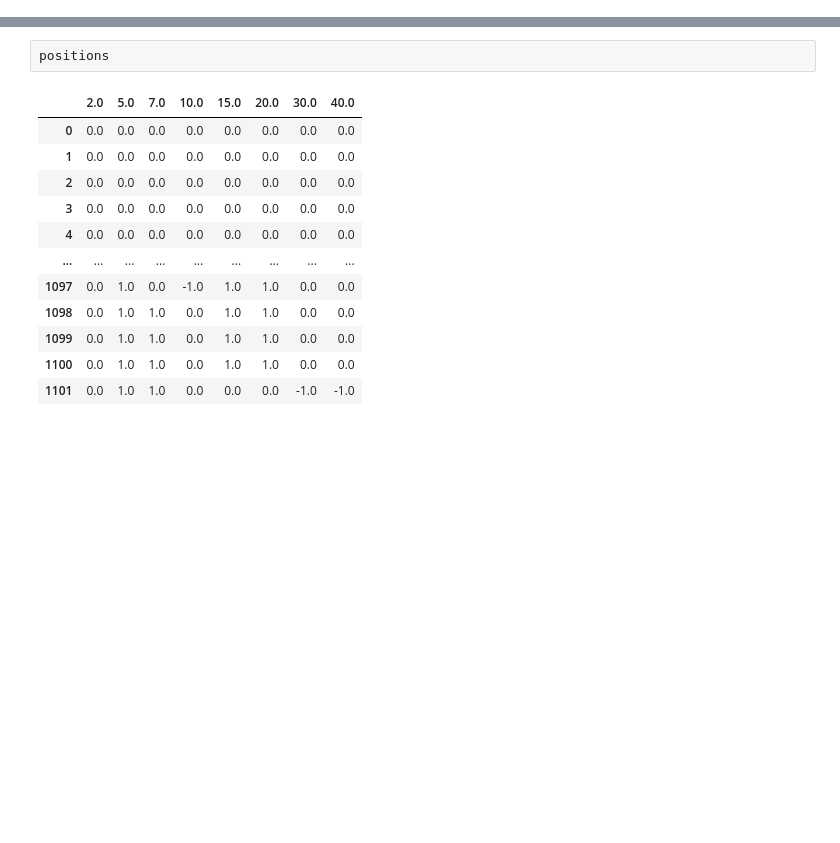
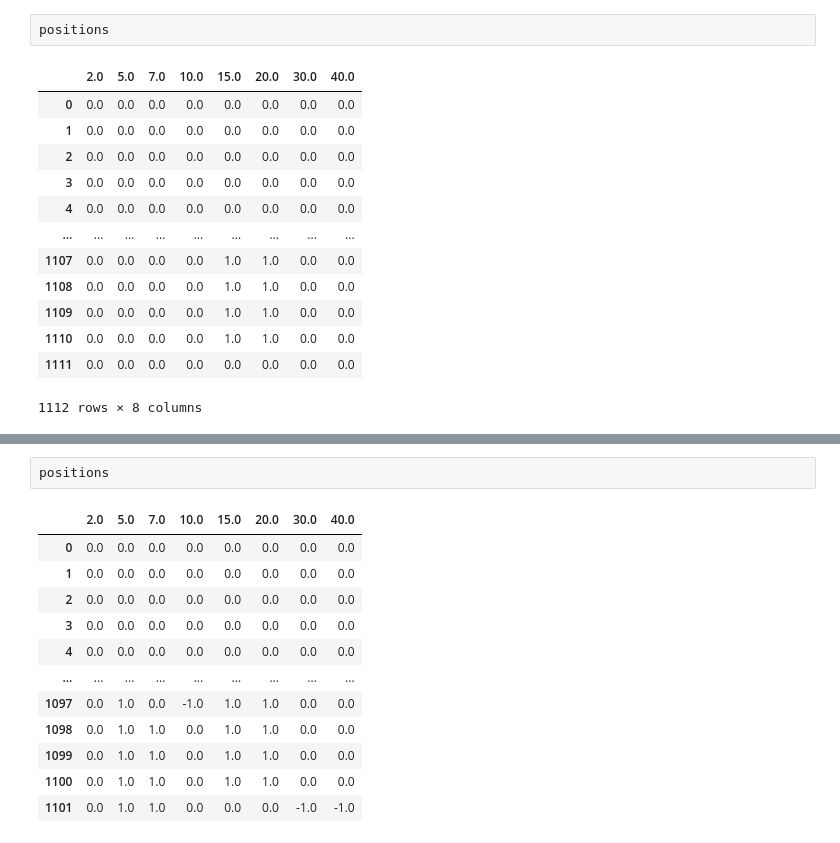
Before and after one commit to takumi-maker/dmd, a Jupyter notebook: 2+model.ipynb, the cells around one changed output, grey strips where cells are left out. Cells and saved outputs as stored; diff of their text form; blank space fills up the shorter version.

```diff
--- a/2+model.ipynb
+++ b/2+model.ipynb
@@ -175,3 +183,19 @@ plt.show()
+# %%
+positions
+# %% [output]
+|  | 2.0 | 5.0 | 7.0 | 10.0 | 15.0 | 20.0 | 30.0 | 40.0 |
+| 0 | 0.0 | 0.0 | 0.0 | 0.0 | 0.0 | 0.0 | 0.0 | 0.0 |
+| 1 | 0.0 | 0.0 | 0.0 | 0.0 | 0.0 | 0.0 | 0.0 | 0.0 |
+| 2 | 0.0 | 0.0 | 0.0 | 0.0 | 0.0 | 0.0 | 0.0 | 0.0 |
+| 3 | 0.0 | 0.0 | 0.0 | 0.0 | 0.0 | 0.0 | 0.0 | 0.0 |
+| 4 | 0.0 | 0.0 | 0.0 | 0.0 | 0.0 | 0.0 | 0.0 | 0.0 |
+| ... | ... | ... | ... | ... | ... | ... | ... | ... |
+| 1107 | 0.0 | 0.0 | 0.0 | 0.0 | 1.0 | 1.0 | 0.0 | 0.0 |
+| 1108 | 0.0 | 0.0 | 0.0 | 0.0 | 1.0 | 1.0 | 0.0 | 0.0 |
+| 1109 | 0.0 | 0.0 | 0.0 | 0.0 | 1.0 | 1.0 | 0.0 | 0.0 |
+| 1110 | 0.0 | 0.0 | 0.0 | 0.0 | 1.0 | 1.0 | 0.0 | 0.0 |
+| 1111 | 0.0 | 0.0 | 0.0 | 0.0 | 0.0 | 0.0 | 0.0 | 0.0 |
+1112 rows × 8 columns
 # %%
 
 pnl_matrix
```
Also changed, not shown: parts of 7 cells of this notebook.
